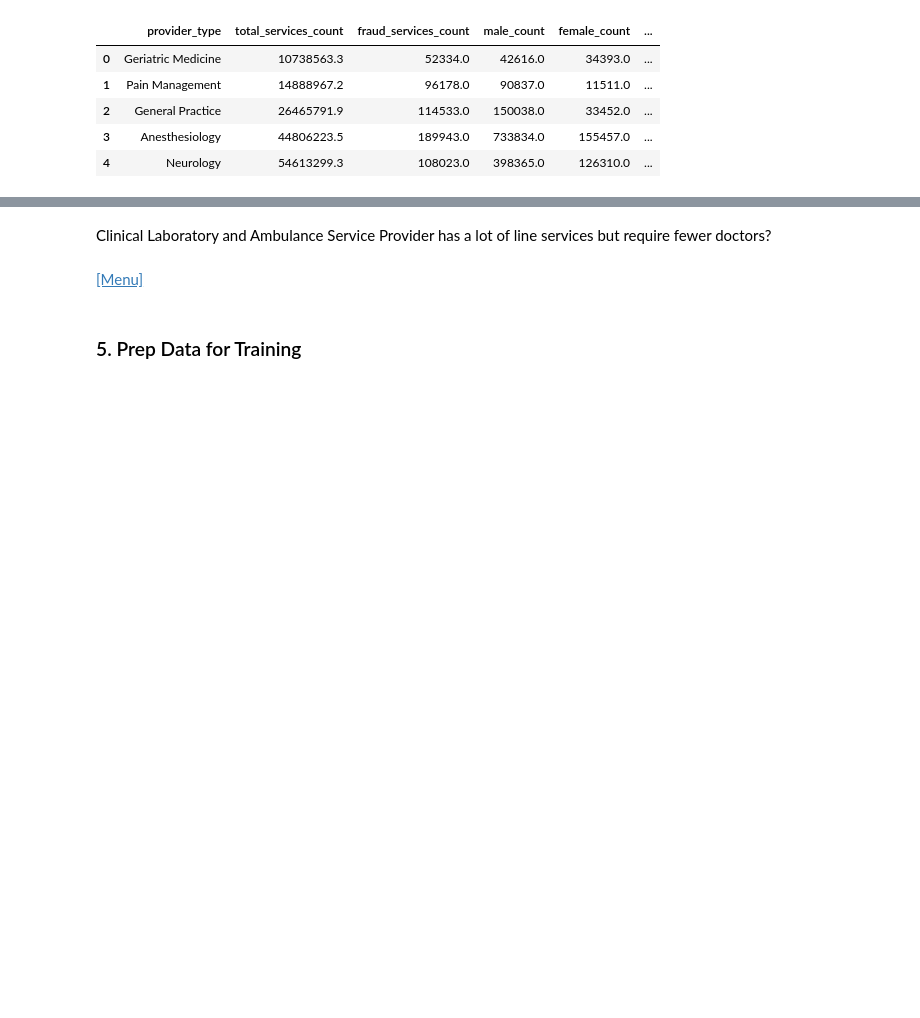
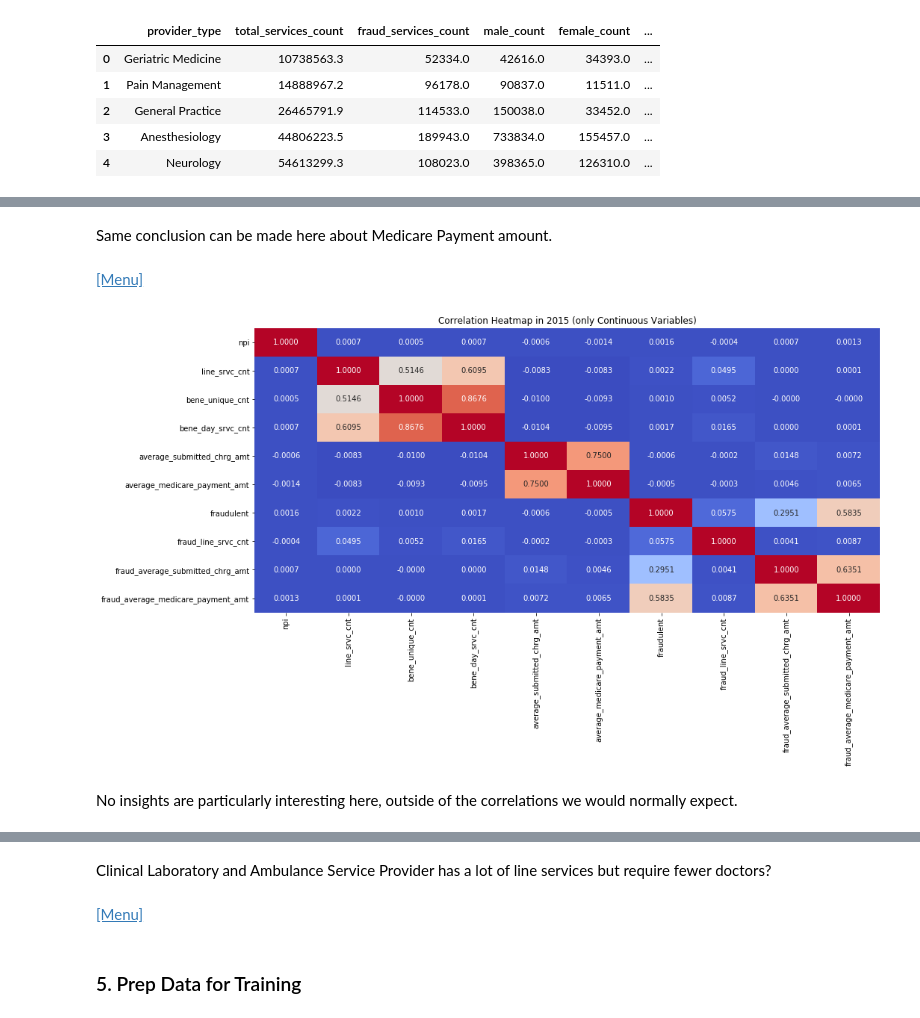
Before and after one commit to taidnguyen/healthcare-fraud-ai, a Jupyter notebook: DataExplorerMain.ipynb, the cells around one changed output, grey strips where cells are left out. Drawn from its saved outputs; the diff is of its cells as text; code cells hidden in the pictures; blank space fills up the shorter version.

```diff
--- a/DataExplorerMain.ipynb
+++ b/DataExplorerMain.ipynb
@@ -415,0 +472,22 @@ KeyboardInterrupt:
+# %% [markdown]
+Same conclusion can be made here about Medicare Payment amount.
+# %% [markdown]
+<a id='correlation1'></a>
+<a href='#menu'>[Menu]</a>
+# %%
+partB_2015_df = partB_df[partB_df['year'] == datetime(year=2015,month=1,day=1)]
+
+fig, ax = plt.subplots(figsize=(15,7))
+
+sns.heatmap(partB_2015_df.corr(method='pearson'), annot=True, fmt='.4f',
+            cmap=plt.get_cmap('coolwarm'), cbar=False, robust=True)
+ax.set_yticklabels(ax.get_yticklabels(), rotation="horizontal")
+ax.set(
+    title  ='Correlation Heatmap in 2015 (only Continuous Variables)',
+
+      )
+plt.show()
+# %% [output]
+[figure, added]
+# %% [markdown]
+No insights are particularly interesting here, outside of the correlations we would normally expect.
```
Also changed, not shown: parts of 25 cells of this notebook.
